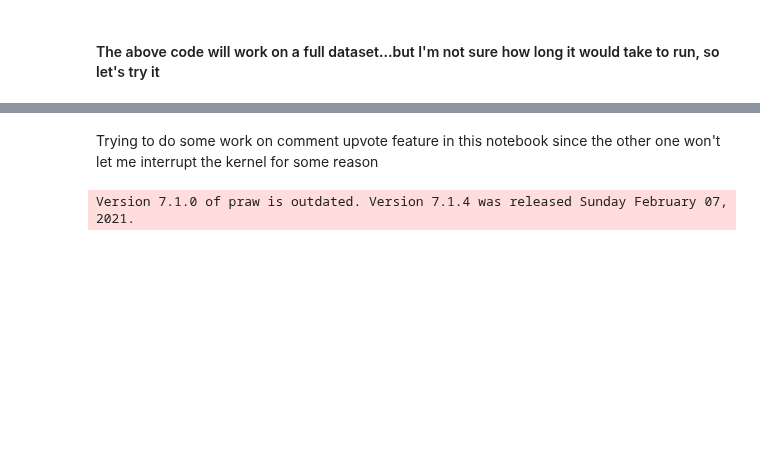
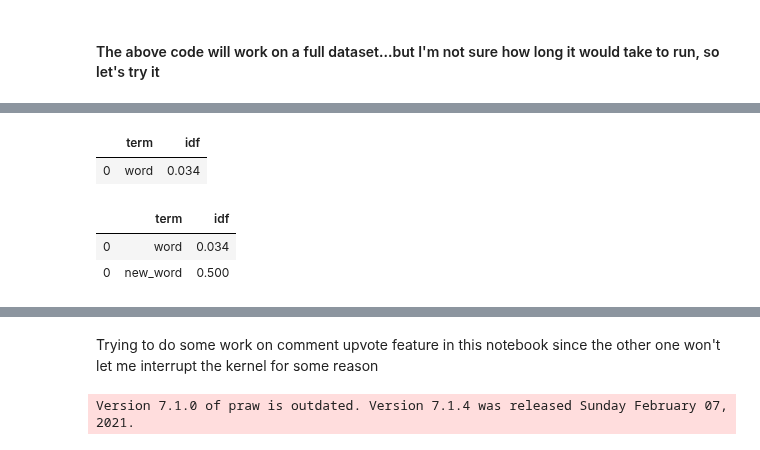
Before and after one commit to mcatalano26/cmps-cap, a Jupyter notebook: TFIDF.ipynb, the cells around one changed output, grey strips where cells are left out. Saved outputs shown, nothing was run; the diff lists cells and outputs as text; code cells hidden in the pictures; blank space fills up the shorter version.

```diff
--- a/TFIDF.ipynb
+++ b/TFIDF.ipynb
@@ -289,3 +280,25 @@ full_comments_df
+# %%
+column_names = ['term', 'idf']
+df_df = pd.DataFrame(columns = column_names)
+element = 'word'
+df_val = 0.034
+df2 = pd.DataFrame([[element, df_val]], columns = column_names)
+df_df = df_df.append(df2)
+df_df
+# %% [output]
+|  | term | idf |
+| 0 | word | 0.034 |
+# %%
+df3 = pd.DataFrame([['new_word', 0.5]], columns = column_names)
+df_df = df_df.append(df3)
+df_df
+
+# full_comments_df['tfidf'] = tfidf_on_dataset(full_topics_df, full_comments_df)
+# full_comments_df
+# %% [output]
+|  | term | idf |
+| 0 | word | 0.034 |
+| 0 | new_word | 0.500 |
 # %%
 full_comments_df.to_csv("files/compiled_comments_w_tfidf.csv", index=False)
 # %%
```
Also changed, not shown: parts of 4 cells of this notebook, 8 other files.
